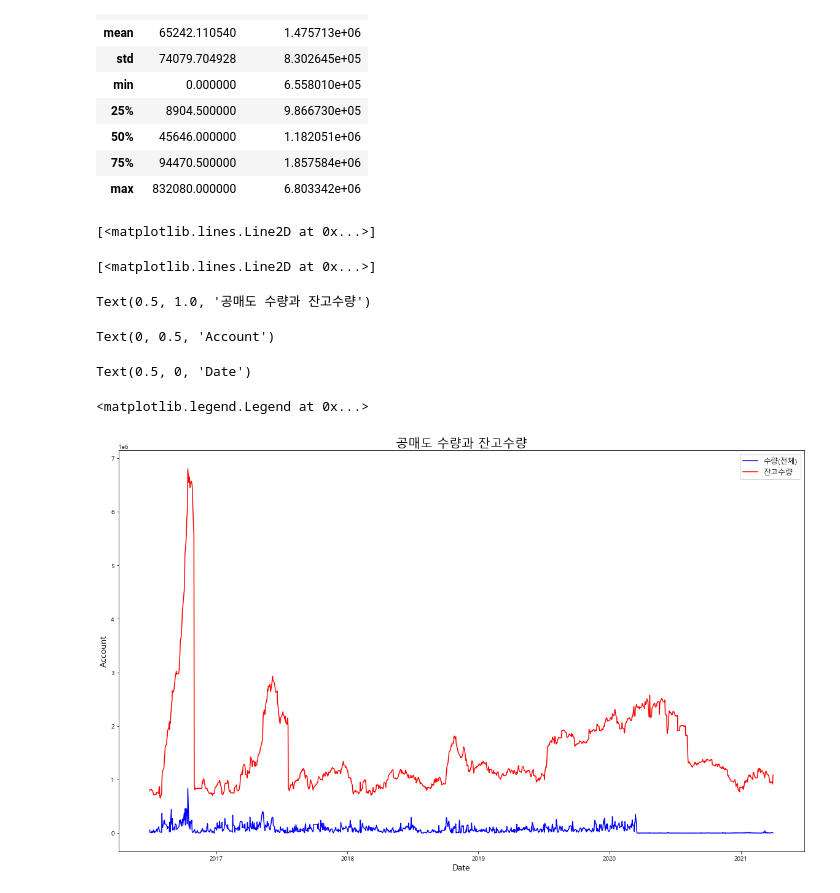
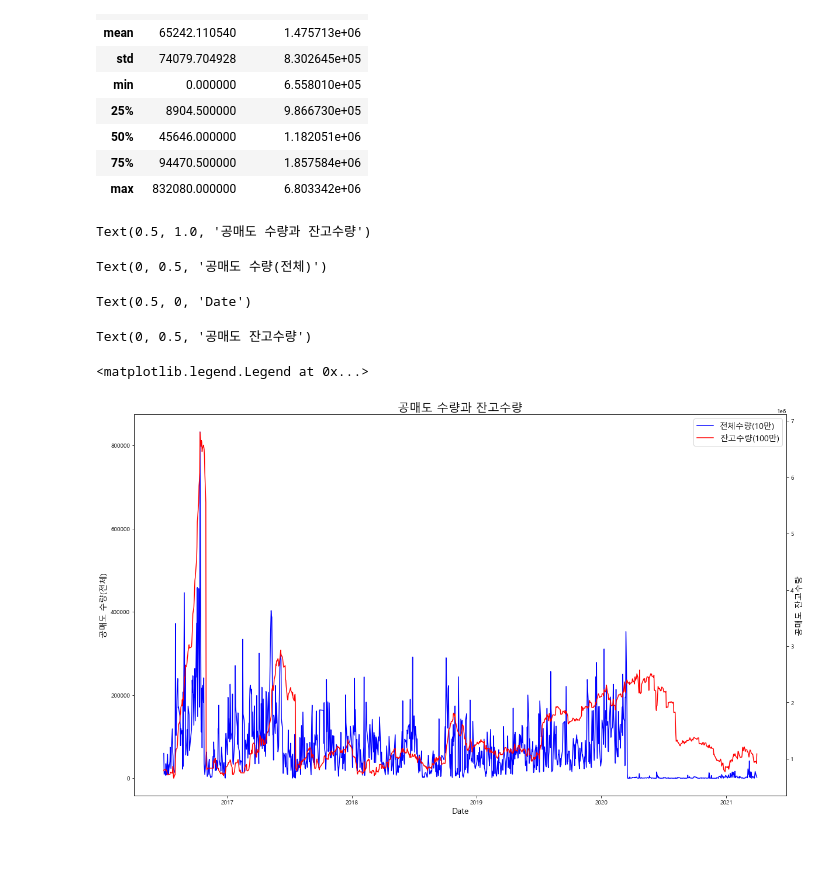
Before and after one commit to sejin1996/FinanceData, a Jupyter notebook: 데이터 시각화 코드/KB금융 공매도 데이터 시각화-선데이터.ipynb, the cells around one changed output. Cells and saved outputs as stored; diff of their text form; code cells hidden in the pictures; blank space fills up the shorter version.

```diff
--- a/데이터 시각화 코드/KB금융 공매도 데이터 시각화-선데이터.ipynb
+++ b/데이터 시각화 코드/KB금융 공매도 데이터 시각화-선데이터.ipynb
@@ -163,24 +161,33 @@ df1.index = pd.to_datetime(df1.index)
 # %%
+df1.index = pd.to_datetime(df1.index)
+
 do = plt.figure(figsize=(20, 12)) # 차트 생성 및 사이즈 설정
 do1 = do.add_subplot(1,1,1) # subplot 생성
+do2 = do1.twinx()
 
-do1.plot(df1['공매도 수량(전체)'], label='수량(전체)', color='b')
-do1.plot(df1['공매도 수량(잔고수량)'], label='잔고수량', color='r')
+
+line3=do1.plot(df1['공매도 수량(전체)'], label='전체수량(10만)', color='b')
+line4=do2.plot(df1['공매도 수량(잔고수량)'],label='잔고수량(100만)', color='r')
+
 
 do1.set_title('공매도 수량과 잔고수량', fontsize=20) # 타이틀 설정
-do1.set_ylabel('Account', fontsize=14) # x축 설정
-do1.set_xlabel('Date', fontsize=14) # y축 설정
+do1.set_ylabel('공매도 수량(전체)', fontsize=14) # x축 설정
+do1.set_xlabel('Date', fontsize=14) # y1축 설정
+do2.set_ylabel('공매도 잔고수량', fontsize=14)   #y2축 설정
 
-do1.legend(fontsize=12, loc='best') # 범례 설정 best로 해놓으면 가장 적절한 위치에 알아서 범례가 놓이게 됩니디
+
+
+lines= line3 + line4
+labels = [l.get_label() for l in lines]
+do1.legend(lines, labels, loc='best',fontsize=14)
 
 plt.show()
 # %% [output]
-[<matplotlib.lines.Line2D at 0x...>]
+Text(0.5, 1.0, '공매도 수량과 잔고수량')
-[<matplotlib.lines.Line2D at 0x...>]
+Text(0, 0.5, '공매도 수량(전체)')
-Text(0.5, 1.0, '공매도 수량과 잔고수량')
+Text(0.5, 0, 'Date')
-Text(0, 0.5, 'Account')
+Text(0, 0.5, '공매도 잔고수량')
-Text(0.5, 0, 'Date')
+<matplotlib.legend.Legend at 0x...>
-<matplotlib.legend.Legend at 0x...>
-[figure, old version]
+[figure, new version]
 # %%
 do.savefig('KB금융 공매도 수량(시각화).png')
```
Also changed, not shown: parts of 1 cell of this notebook, 1 other file.
